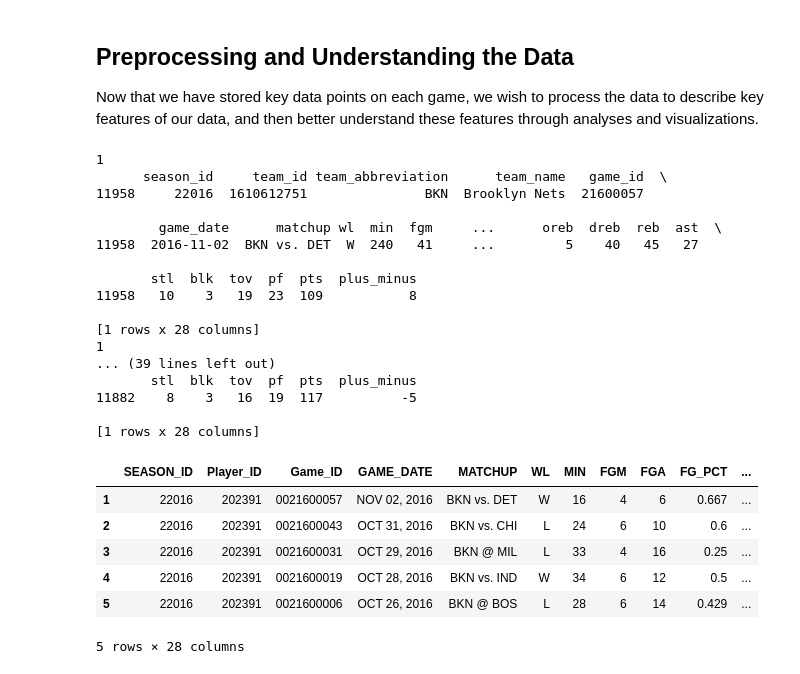
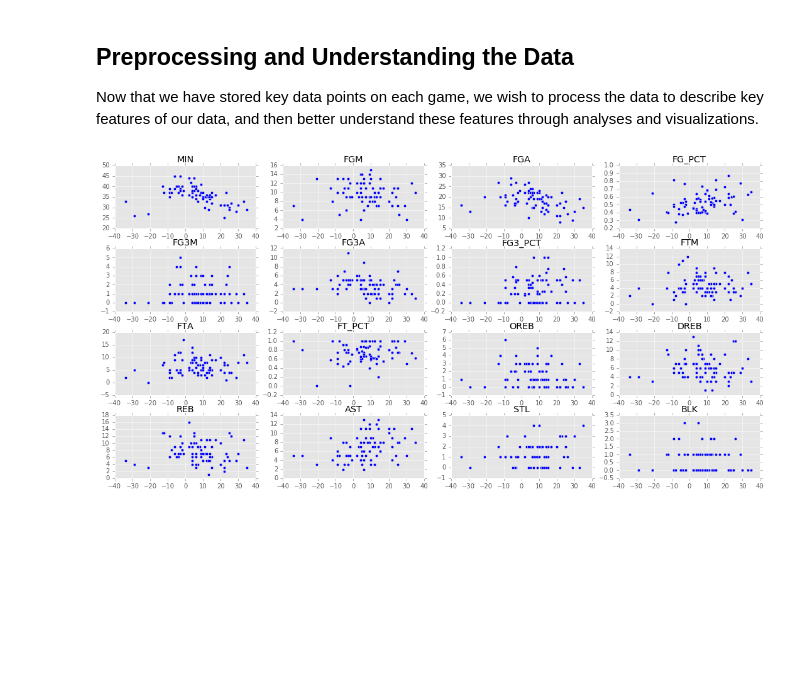
Before and after one commit to nivekgnay/nba-prediction-models, a Jupyter notebook: Midterm_Report.ipynb, the cells around one changed output. Cells and saved outputs as stored; diff of their text form; code cells hidden in the pictures; blank space fills up the shorter version.

```diff
--- a/Midterm_Report.ipynb
+++ b/Midterm_Report.ipynb
@@ -350,89 +350,62 @@ def add_point_diff(league_df, player_id, season):
         # there should be exactly one game with these properties
         single_game_df = league_df[(league_df['game_id'] == game_id) & (league_df['wl'] == wl)]
 
-        print len(single_game_df)
         assert(len(single_game_df) == 1)
-
-        print single_game_df
         curr_pt_diff = single_game_df['plus_minus'].values[0]
         pt_diff.append(curr_pt_diff)
 
     new_df = df.assign(pt_diff = np.array(pt_diff))
 
     return new_df
-
-
 
 def graph_point_diff(league_df, player_id, season):
     """ Given a dataframe df, player id (int or string) and a season (string, ex: 2016-17),
         displays scatter plots comparing the players performance to resulting point differential
     Input:
         df (pandas.DataFrame): dataframe containing league logs
         player_id (int or string): player ID number
         season (str): season string, ex: 2016-17
     Output:
         None
     """
-    (headers, log_list) = get_player_gamelogs(player_id, season)
 
-    df = convert_to_df(headers, log_list)
+    new_df = add_point_diff(league_df, player_id, season)
 
-    # get rows corresponding to wins / losses
-#     df_w = df[df['WL'] == 'W']
-#     df_l = df[df['WL'] == 'L']
+    rows, cols = 4, 4
+
+    f, axarr = plt.subplots(rows, cols)
+    plt.tight_layout()
 
     # get numerical columns
     num_list = ['MIN','FGM','FGA','FG_PCT','FG3M','FG3A','FG3_PCT','FTM','FTA','FT_PCT','OREB','DREB','REB',
                   'AST','STL','BLK','TOV','PF','PTS','PLUS_MINUS']
 
-    # get numerical columns
-#     w_num = df_w.loc[:,['MIN','FGM','FGA','FG_PCT','FG3M','FG3A','FG3_PCT','FTM','FTA','FT_PCT','OREB','DREB','REB',
-#                   'AST','STL','BLK','TOV','PF','PTS','PLUS_MINUS']]
-#     l_num = df_l.loc[:,['MIN','FGM','FGA','FG_PCT','FG3M','FG3A','FG3_PCT','FTM','FTA','FT_PCT','OREB','DREB','REB',
-#                   'AST','STL','BLK','TOV','PF','PTS','PLUS_MINUS']]
+    for i in xrange(rows):
+        for j in xrange(cols):
+            index = i*rows + j
 
-    game_list = df['Game_ID'].values.astype(float)
+            if index > 19:
+                continue
 
-    game_teamlist
-#     for i in xrange(len(num_list)):
-#         curr_stat = num_list[i]
-#         stat_list = df[curr_stat].values.astype(float)
+            curr_col = num_list[index]
+            y_array = np.array(new_df[curr_col].astype(float).values)
+            x_array = np.array(new_df['pt_diff'].astype(float).values)
 
-#         # find corresponding list of games
-#         for game in game_list:
-#             game_teamlist = league_df[league_df['game_id'] == game]
-#             print game_teamlist
+            axarr[i,j].scatter(x_array, y_array)
+            axarr[i,j].title.set_text(curr_col)
 
+# example jeremy lin
+# player_id = 202391
+# season = "2016-17"
+# team_id = 1610612751
 
-#jeremy lin
-player_id = 202391
-season = "2016-17"
+#lebron james
+player_id = 2544
+season = "2015-16"
 
-new_df = add_point_diff(league_df, player_id, season)
+#new_df =
+graph_point_diff(league_df, player_id, season)
 
-new_df.head()
+#new_df.head()
 # %% [output]
-1
-      season_id     team_id team_abbreviation      team_name   game_id  \
-11958     22016  1610612751               BKN  Brooklyn Nets  21600057
-
-        game_date      matchup wl  min  fgm     ...      oreb  dreb  reb  ast  \
-11958  2016-11-02  BKN vs. DET  W  240   41     ...         5    40   45   27
-
-       stl  blk  tov  pf  pts  plus_minus
-11958   10    3   19  23  109           8
-
-[1 rows x 28 columns]
-1
-... (39 lines left out)
-       stl  blk  tov  pf  pts  plus_minus
-11882    8    3   16  19  117          -5
-
-[1 rows x 28 columns]
-|  | SEASON_ID | Player_ID | Game_ID | GAME_DATE | MATCHUP | WL | MIN | FGM | FGA | FG_PCT | ... |
-| 1 | 22016 | 202391 | 0021600057 | NOV 02, 2016 | BKN vs. DET | W | 16 | 4 | 6 | 0.667 | ... |
-| 2 | 22016 | 202391 | 0021600043 | OCT 31, 2016 | BKN vs. CHI | L | 24 | 6 | 10 | 0.6 | ... |
-| 3 | 22016 | 202391 | 0021600031 | OCT 29, 2016 | BKN @ MIL | L | 33 | 4 | 16 | 0.25 | ... |
-| 4 | 22016 | 202391 | 0021600019 | OCT 28, 2016 | BKN vs. IND | W | 34 | 6 | 12 | 0.5 | ... |
-| 5 | 22016 | 202391 | 0021600006 | OCT 26, 2016 | BKN @ BOS | L | 28 | 6 | 14 | 0.429 | ... |
-5 rows × 28 columns
+[figure, added]
```
Also changed, not shown: parts of 2 cells of this notebook.
